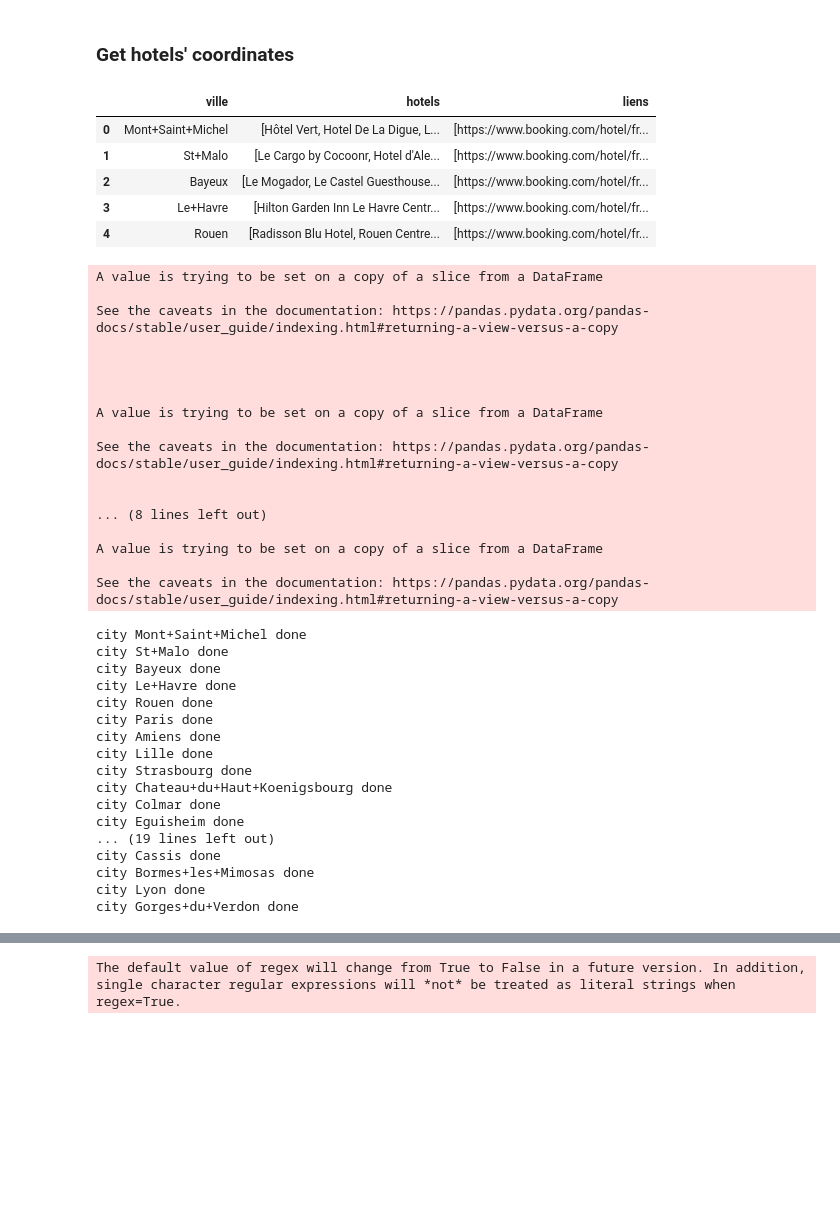
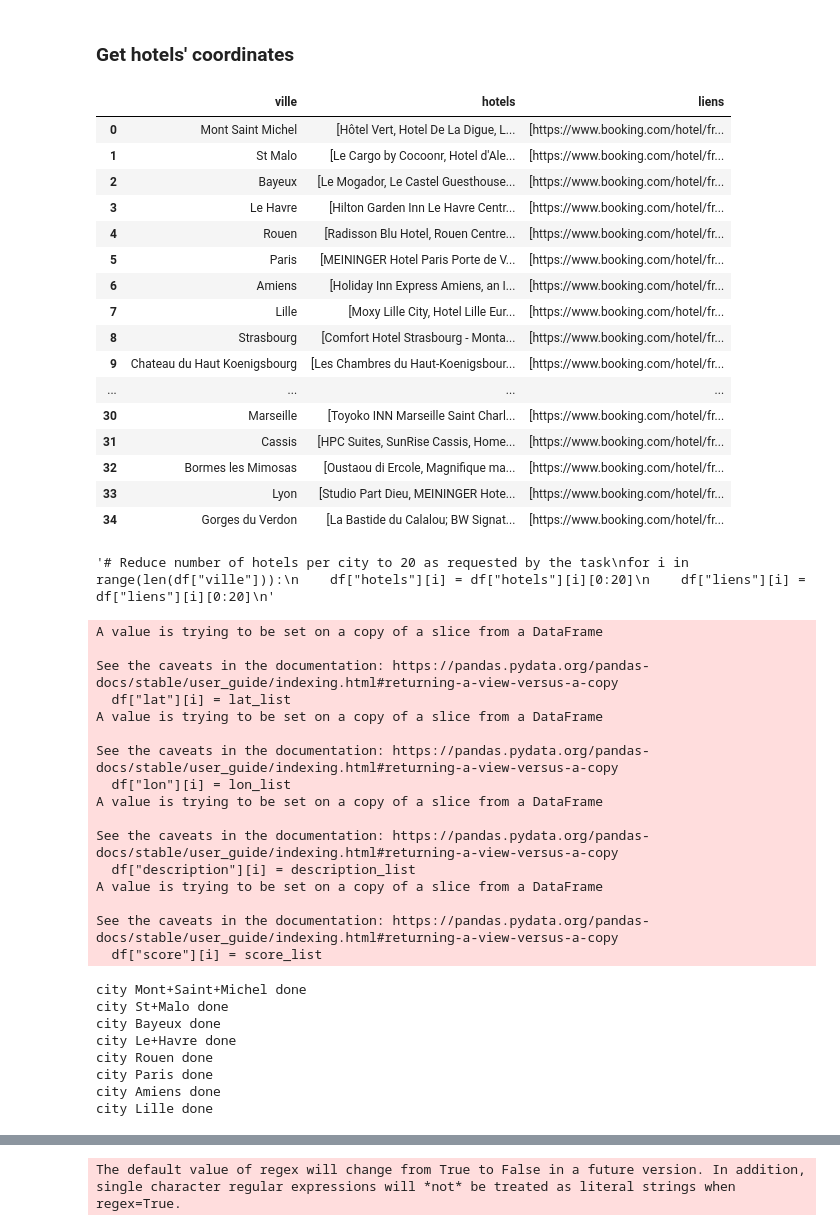
Before and after one commit to alexlasnier/Bloc01-Construction-et-alimentation-dune-infrastructure-de-gestion-de-donnees, a Jupyter notebook: Plan_your_trip_with_Kayak.ipynb, the cells around one changed output, grey strips where cells are left out. Drawn from its saved outputs; the diff is of its cells as text; code cells hidden in the pictures; blank space fills up the shorter version.

```diff
--- a/Plan_your_trip_with_Kayak.ipynb
+++ b/Plan_your_trip_with_Kayak.ipynb
@@ -642,20 +643,35 @@ process.start()
 # %%
 # Create a DataFrame from the json file
 
 df = pd.read_json("hotels.json")
-df.head()
+df["ville"] = df["ville"].str.replace("+", " ")
+df
 # %% [output]
 |  | ville | hotels | liens |
-| 0 | Mont+Saint+Michel | [Hôtel Vert, Hotel De La Digue, L... | [https://www.booking.com/hotel/fr... |
-| 1 | St+Malo | [Le Cargo by Cocoonr, Hotel d'Ale... | [https://www.booking.com/hotel/fr... |
+| 0 | Mont Saint Michel | [Hôtel Vert, Hotel De La Digue, L... | [https://www.booking.com/hotel/fr... |
+| 1 | St Malo | [Le Cargo by Cocoonr, Hotel d'Ale... | [https://www.booking.com/hotel/fr... |
 | 2 | Bayeux | [Le Mogador, Le Castel Guesthouse... | [https://www.booking.com/hotel/fr... |
-| 3 | Le+Havre | [Hilton Garden Inn Le Havre Centr... | [https://www.booking.com/hotel/fr... |
+| 3 | Le Havre | [Hilton Garden Inn Le Havre Centr... | [https://www.booking.com/hotel/fr... |
 | 4 | Rouen | [Radisson Blu Hotel, Rouen Centre... | [https://www.booking.com/hotel/fr... |
+| 5 | Paris | [MEININGER Hotel Paris Porte de V... | [https://www.booking.com/hotel/fr... |
+| 6 | Amiens | [Holiday Inn Express Amiens, an I... | [https://www.booking.com/hotel/fr... |
+| 7 | Lille | [Moxy Lille City, Hotel Lille Eur... | [https://www.booking.com/hotel/fr... |
+| 8 | Strasbourg | [Comfort Hotel Strasbourg - Monta... | [https://www.booking.com/hotel/fr... |
+| 9 | Chateau du Haut Koenigsbourg | [Les Chambres du Haut-Koenigsbour... | [https://www.booking.com/hotel/fr... |
+| ... | ... | ... | ... |
+| 30 | Marseille | [Toyoko INN Marseille Saint Charl... | [https://www.booking.com/hotel/fr... |
+| 31 | Cassis | [HPC Suites, SunRise Cassis, Home... | [https://www.booking.com/hotel/fr... |
+| 32 | Bormes les Mimosas | [Oustaou di Ercole, Magnifique ma... | [https://www.booking.com/hotel/fr... |
+| 33 | Lyon | [Studio Part Dieu, MEININGER Hote... | [https://www.booking.com/hotel/fr... |
+| 34 | Gorges du Verdon | [La Bastide du Calalou; BW Signat... | [https://www.booking.com/hotel/fr... |
 # %%
-# Reduce number of hotels per city to 20 as requested by the task
+'''# Reduce number of hotels per city to 20 as requested by the task
 for i in range(len(df["ville"])):
     df["hotels"][i] = df["hotels"][i][0:20]
     df["liens"][i] = df["liens"][i][0:20]
+'''
+# %% [output]
+'# Reduce number of hotels per city to 20 as requested by the task\nfor i in range(len(df["ville"])):\n    df["hotels"][i] = df["hotels"][i][0:20]\n    df["liens"][i] = df["liens"][i][0:20]\n'
 # %%
 # BeautifulSoup iterates on each URL to get the hotel's score, GPS coordinates and description.
 df["lat"] = 0
@@ -663,7 +679,7 @@ df["lon"] = 0
 df["description"] = "---"
 df["score"] = 0.0
 
-navigator = "Mozilla/5.0 (Macintosh; Intel Mac OS X 10_10_1)"
+navigator = "Mozilla/5.0 (Windows NT 6.1; WOW64) AppleWebKit/535.1 (KHTML, like Gecko) Chrome/13.0.782.112 Safari/535.1"
 
 for i in range(len(df["liens"])):
     lat_list = []
@@ -716,20 +732,19 @@ for i in range(len(df["liens"])):
 A value is trying to be set on a copy of a slice from a DataFrame
 
 See the caveats in the documentation: https://pandas.pydata.org/pandas-docs/stable/user_guide/indexing.html#returning-a-view-versus-a-copy
-
-
-
-
+  df["lat"][i] = lat_list
 A value is trying to be set on a copy of a slice from a DataFrame
 
 See the caveats in the documentation: https://pandas.pydata.org/pandas-docs/stable/user_guide/indexing.html#returning-a-view-versus-a-copy
-
-
-... (8 lines left out)
-
+  df["lon"][i] = lon_list
 A value is trying to be set on a copy of a slice from a DataFrame
 
 See the caveats in the documentation: https://pandas.pydata.org/pandas-docs/stable/user_guide/indexing.html#returning-a-view-versus-a-copy
+  df["description"][i] = description_list
+A value is trying to be set on a copy of a slice from a DataFrame
+
+See the caveats in the documentation: https://pandas.pydata.org/pandas-docs/stable/user_guide/indexing.html#returning-a-view-versus-a-copy
+  df["score"][i] = score_list
 city Mont+Saint+Michel done
 city St+Malo done
 city Bayeux done
@@ -738,12 +753,3 @@ city Rouen done
 city Paris done
 city Amiens done
 city Lille done
-city Strasbourg done
-city Chateau+du+Haut+Koenigsbourg done
-city Colmar done
-city Eguisheim done
-... (19 lines left out)
-city Cassis done
-city Bormes+les+Mimosas done
-city Lyon done
-city Gorges+du+Verdon done
```
Also changed, not shown: parts of 10 cells of this notebook, 2 other files.
